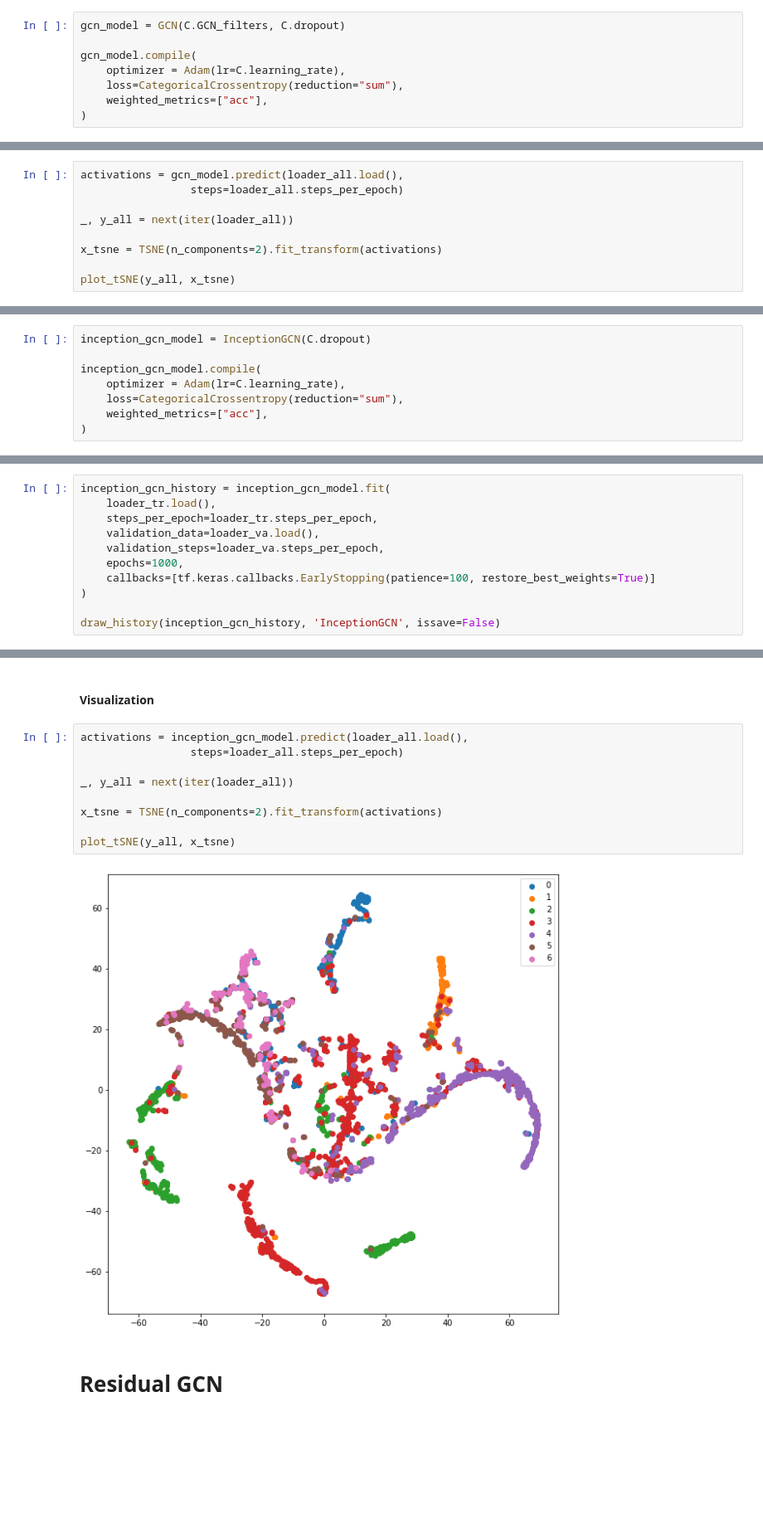
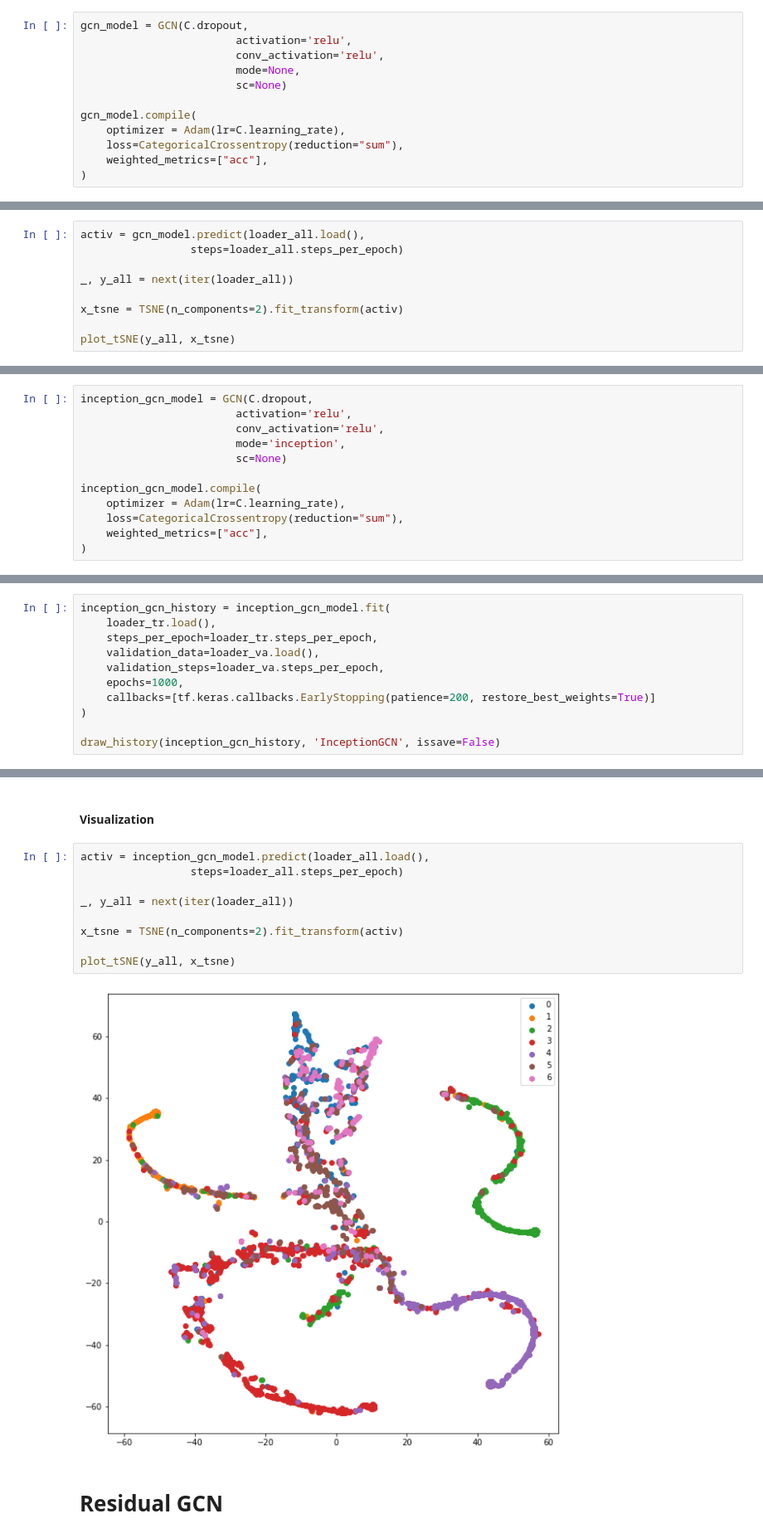
Before and after one commit to comojin1994/GCN, a Jupyter notebook: GCN_new.ipynb, the cells around one changed output, grey strips where cells are left out. Shown at 83% size. Saved outputs shown, nothing was run; the diff lists cells and outputs as text; blank space fills up the shorter version.

Commit message:
Add new gcn model code and train result (#10)

```diff
--- a/GCN_new.ipynb
+++ b/GCN_new.ipynb
@@ -84,7 +86,11 @@ x[0].shape, y.shape, w.shape
 # %% [markdown]
 #### Build Model
 # %%
-gcn_model = GCN(C.GCN_filters, C.dropout)
+gcn_model = GCN(C.dropout,
+                        activation='relu',
+                        conv_activation='relu',
+                        mode=None,
+                        sc=None)
 
 gcn_model.compile(
     optimizer = Adam(lr=C.learning_rate),
@@ -150,12 +157,12 @@ Reinforcement_Learning       0.77      0.81      0.79       426
 # %% [markdown]
 #### Visualization
 # %%
-activations = gcn_model.predict(loader_all.load(),
+activ = gcn_model.predict(loader_all.load(),
                  steps=loader_all.steps_per_epoch)
 
 _, y_all = next(iter(loader_all))
 
-x_tsne = TSNE(n_components=2).fit_transform(activations)
+x_tsne = TSNE(n_components=2).fit_transform(activ)
 
 plot_tSNE(y_all, x_tsne)
 # %% [output]
@@ -165,7 +172,11 @@ plot_tSNE(y_all, x_tsne)
 # %% [markdown]
 #### Build Model
 # %%
-inception_gcn_model = InceptionGCN(C.dropout)
+inception_gcn_model = GCN(C.dropout,
+                        activation='relu',
+                        conv_activation='relu',
+                        mode='inception',
+                        sc=None)
 
 inception_gcn_model.compile(
     optimizer = Adam(lr=C.learning_rate),
@@ -181,7 +192,7 @@ inception_gcn_history = inception_gcn_model.fit(
     validation_data=loader_va.load(),
     validation_steps=loader_va.steps_per_epoch,
     epochs=1000,
-    callbacks=[tf.keras.callbacks.EarlyStopping(patience=100, restore_best_weights=True)]
+    callbacks=[tf.keras.callbacks.EarlyStopping(patience=200, restore_best_weights=True)]
 )
 
 draw_history(inception_gcn_history, 'InceptionGCN', issave=False)
@@ -231,16 +243,16 @@ Reinforcement_Learning       0.68      0.83      0.74       426
 # %% [markdown]
 #### Visualization
 # %%
-activations = inception_gcn_model.predict(loader_all.load(),
+activ = inception_gcn_model.predict(loader_all.load(),
                  steps=loader_all.steps_per_epoch)
 
 _, y_all = next(iter(loader_all))
 
-x_tsne = TSNE(n_components=2).fit_transform(activations)
+x_tsne = TSNE(n_components=2).fit_transform(activ)
 
 plot_tSNE(y_all, x_tsne)
 # %% [output]
-[figure, old version]
+[figure, new version]
 # %% [markdown]
 # Residual GCN
 # %% [markdown]
```
Also changed, not shown: parts of 74 cells of this notebook, 1 other file.
